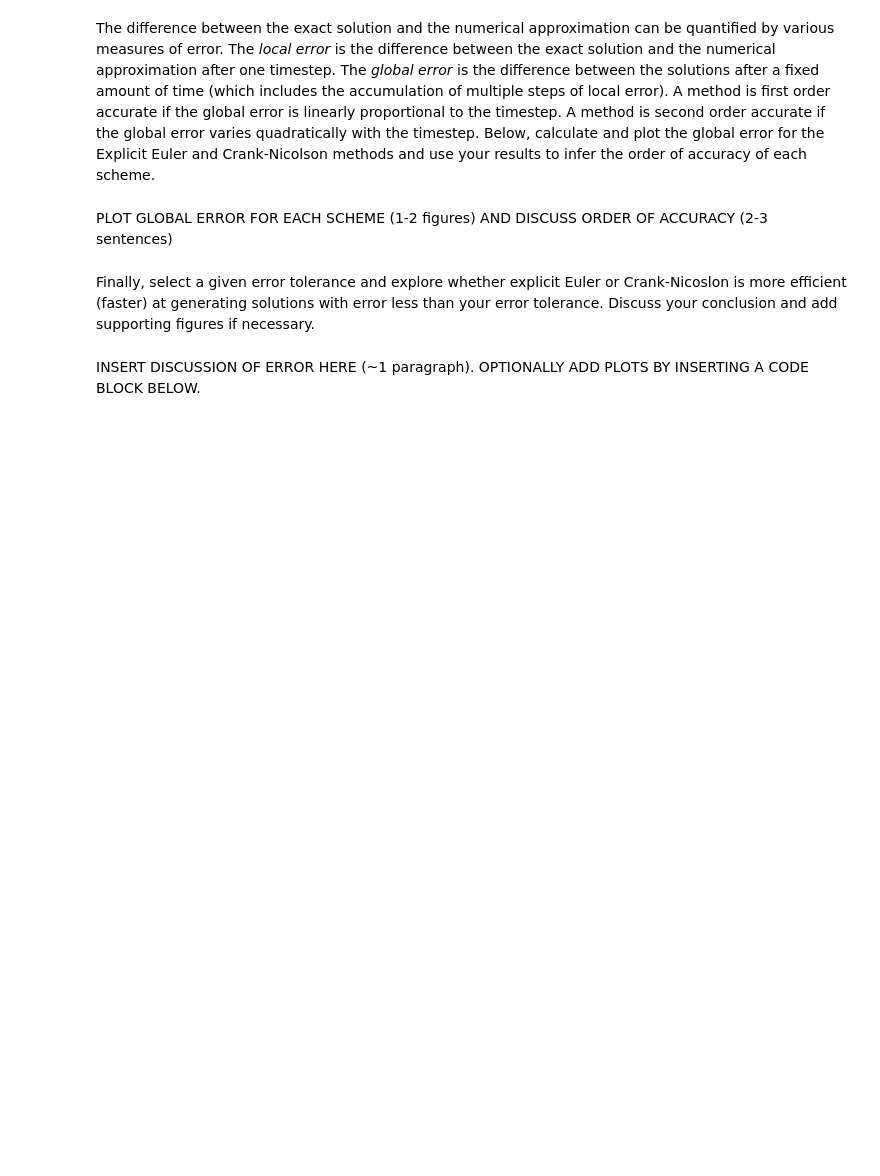
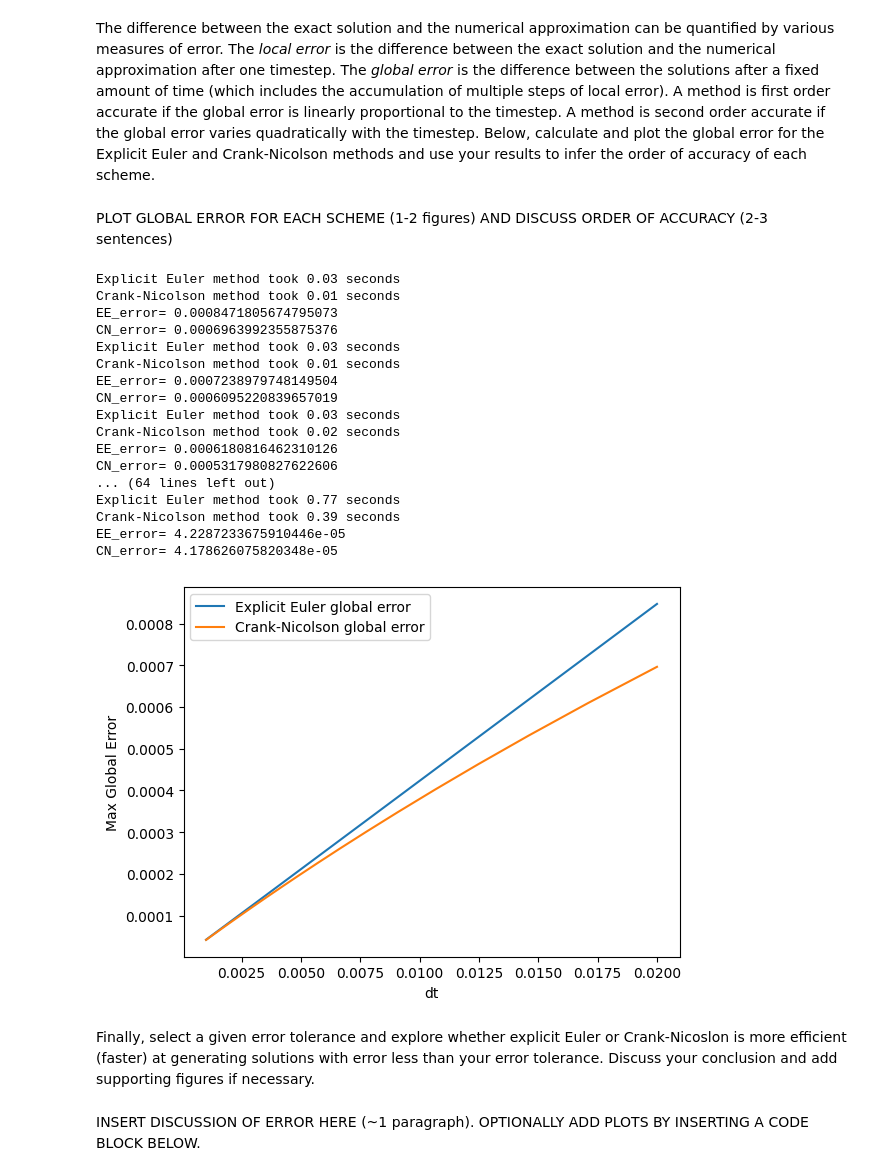
Before and after one commit to gracetuma/QCES, a Jupyter notebook: Project1_numerical_methods.ipynb, the cells around one changed output. Drawn from its saved outputs; the diff is of its cells as text; code cells hidden in the pictures; blank space fills up the shorter version.

```diff
--- a/Project1_numerical_methods.ipynb
+++ b/Project1_numerical_methods.ipynb
@@ -330,3 +340,51 @@ PLOT GLOBAL ERROR FOR EACH SCHEME (1-2 figures) AND DISCUSS ORDER OF ACCURACY (2
+# %%
+# Add code to plot error here
+timesteps = np.geomspace(500, 10000, 20)  # Start at 10 to avoid division by zero or empty grids
+EE_errors = np.zeros(len(timesteps))
+CN_errors = np.zeros(len(timesteps))
+dts=np.zeros(len(timesteps))
+for (Nt_index, Nt_val) in enumerate(timesteps):
+    Nt_int = int(Nt_val)
+    t_grid = np.linspace(t_start, t_end, Nt_int)
+    dts[Nt_index]=(t_end-t_start)/Nt_int
+    # Run numerical solvers
+    c_EE_tmp = EE(x, t_grid, kappa)
+    c_CN_tmp = CN(x, t_grid, kappa)
+
+    # Evaluate the exact solution at the corresponding temporal grid
+    c_exact_tmp = exact(x, kappa, t_grid)
+
+    # Compare at the final timestep [:, -1]
+    EE_errors[Nt_index] = np.max(np.abs(c_EE_tmp[:, 1] - c_exact_tmp[:, 1]))
+    CN_errors[Nt_index] = np.max(np.abs(c_CN_tmp[:, 1] - c_exact_tmp[:, 1]))
+    print("EE_error=", EE_errors[Nt_index])
+    print("CN_error=", CN_errors[Nt_index])
+
+plt.plot(dts, EE_errors, label="Explicit Euler global error")
+plt.plot(dts, CN_errors, label="Crank-Nicolson global error")
+plt.xlabel("dt")
+plt.ylabel("Max Global Error")
+plt.legend()
+plt.show()
+# %% [output]
+Explicit Euler method took 0.03 seconds
+Crank-Nicolson method took 0.01 seconds
+EE_error= 0.0008471805674795073
+CN_error= 0.0006963992355875376
+Explicit Euler method took 0.03 seconds
+Crank-Nicolson method took 0.01 seconds
+EE_error= 0.0007238979748149504
+CN_error= 0.0006095220839657019
+Explicit Euler method took 0.03 seconds
+Crank-Nicolson method took 0.02 seconds
+EE_error= 0.0006180816462310126
+CN_error= 0.0005317980827622606
+... (64 lines left out)
+Explicit Euler method took 0.77 seconds
+Crank-Nicolson method took 0.39 seconds
+EE_error= 4.2287233675910446e-05
+CN_error= 4.178626075820348e-05
+[figure, added]
 # %% [markdown]
 Finally, select a given error tolerance and explore whether explicit Euler or Crank-Nicoslon is more efficient (faster) at generating solutions with error less than your error tolerance. Discuss your conclusion and add supporting figures if necessary.
 # %% [markdown]
```
Also changed, not shown: parts of 9 cells of this notebook.
